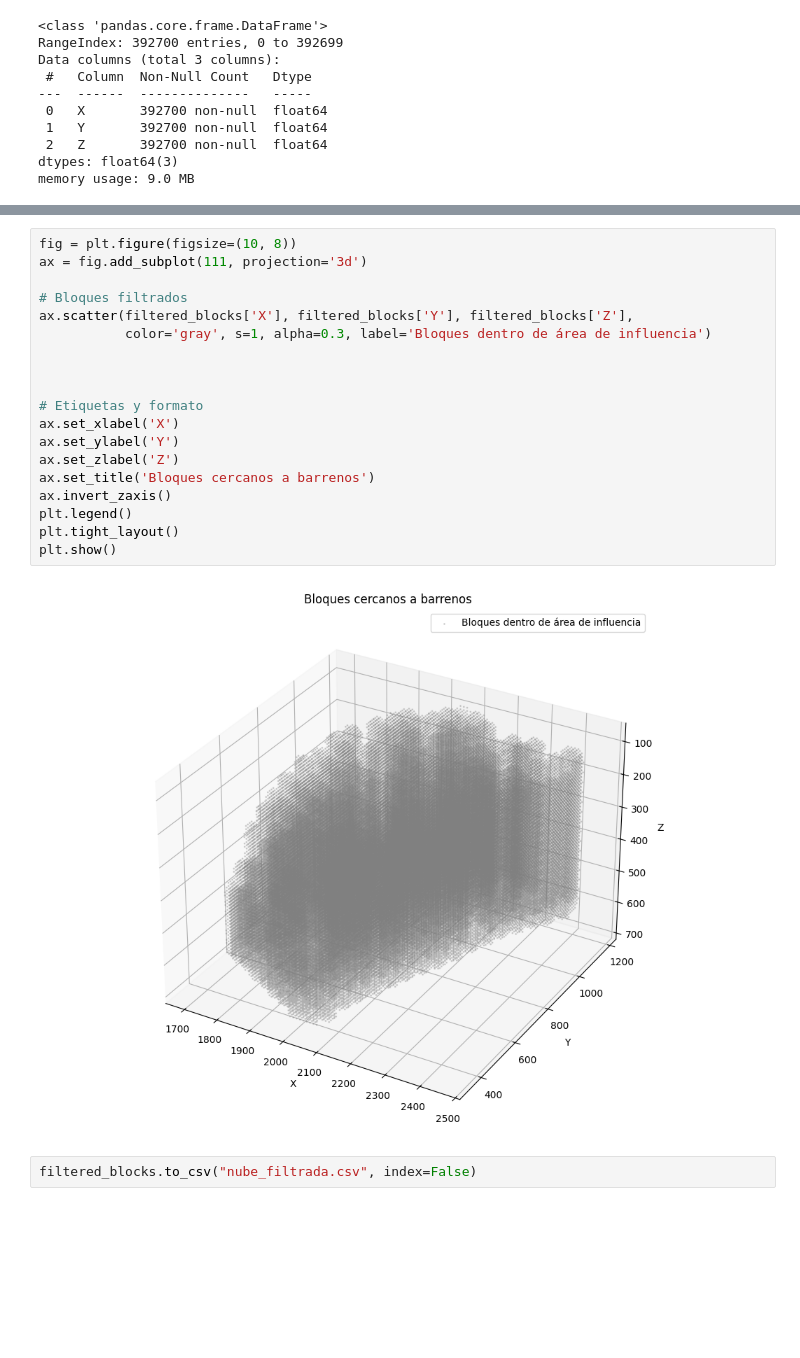
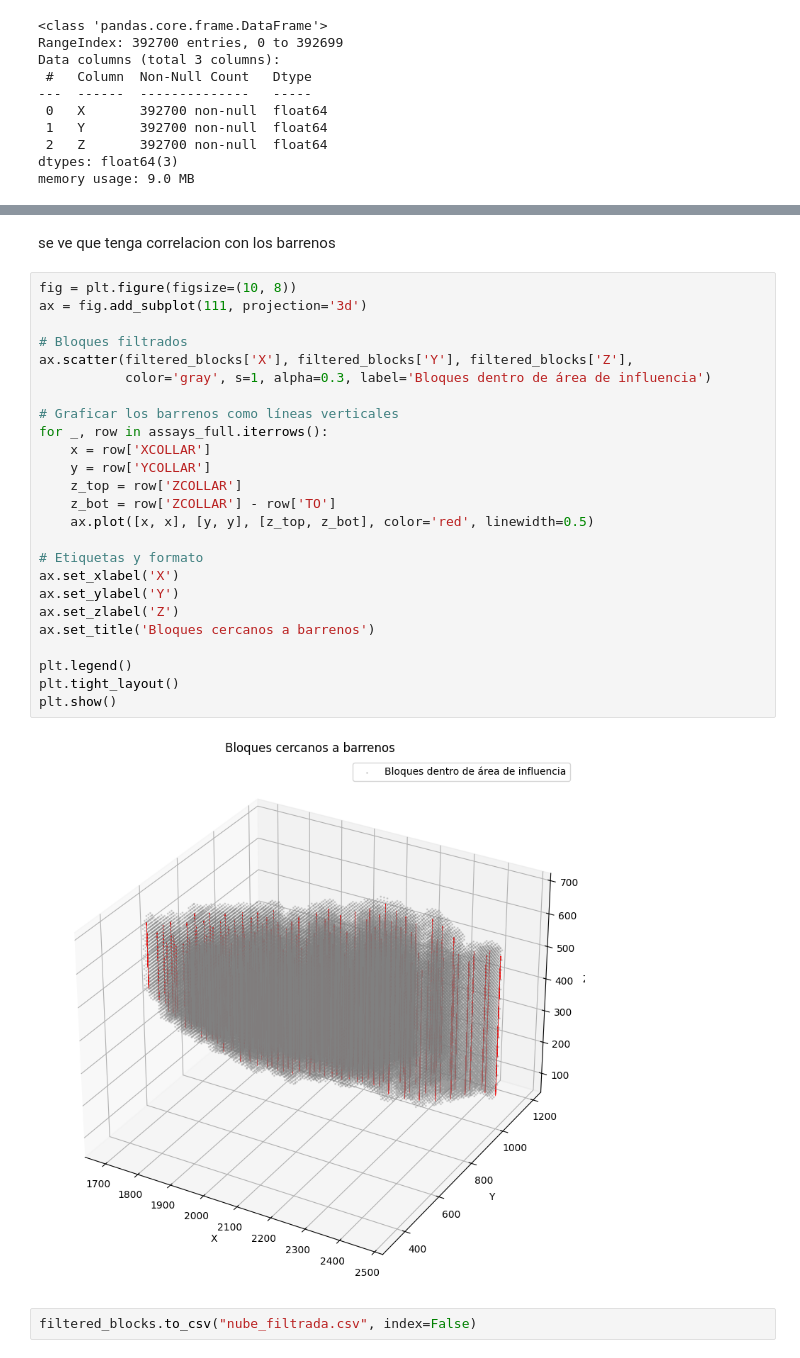
Before and after one commit to nicovid-ibarra/RNA_-ESTIMACION, a Jupyter notebook: Estimacion/EDA, ETL Y BLOQUES VACIOS.ipynb, the cells around one changed output, grey strips where cells are left out. Cells and saved outputs as stored; diff of their text form; blank space fills up the shorter version.

```diff
--- a/Estimacion/EDA, ETL Y BLOQUES VACIOS.ipynb
+++ b/Estimacion/EDA, ETL Y BLOQUES VACIOS.ipynb
@@ -814,23 +880,31 @@ filtered_blocks = block_centroids[included]
+# %% [markdown]
+se ve que tenga correlacion con los barrenos
 # %%
 fig = plt.figure(figsize=(10, 8))
 ax = fig.add_subplot(111, projection='3d')
 
 # Bloques filtrados
 ax.scatter(filtered_blocks['X'], filtered_blocks['Y'], filtered_blocks['Z'],
            color='gray', s=1, alpha=0.3, label='Bloques dentro de área de influencia')
 
-
+# Graficar los barrenos como líneas verticales
+for _, row in assays_full.iterrows():
+    x = row['XCOLLAR']
+    y = row['YCOLLAR']
+    z_top = row['ZCOLLAR']
+    z_bot = row['ZCOLLAR'] - row['TO']
+    ax.plot([x, x], [y, y], [z_top, z_bot], color='red', linewidth=0.5)
 
 # Etiquetas y formato
 ax.set_xlabel('X')
 ax.set_ylabel('Y')
 ax.set_zlabel('Z')
 ax.set_title('Bloques cercanos a barrenos')
-ax.invert_zaxis()
+
 plt.legend()
 plt.tight_layout()
 plt.show()
 # %% [output]
-[figure, old version]
+[figure, new version]
 # %%
 filtered_blocks.to_csv("nube_filtrada.csv", index=False)
```
Also changed, not shown: parts of 39 cells of this notebook.
